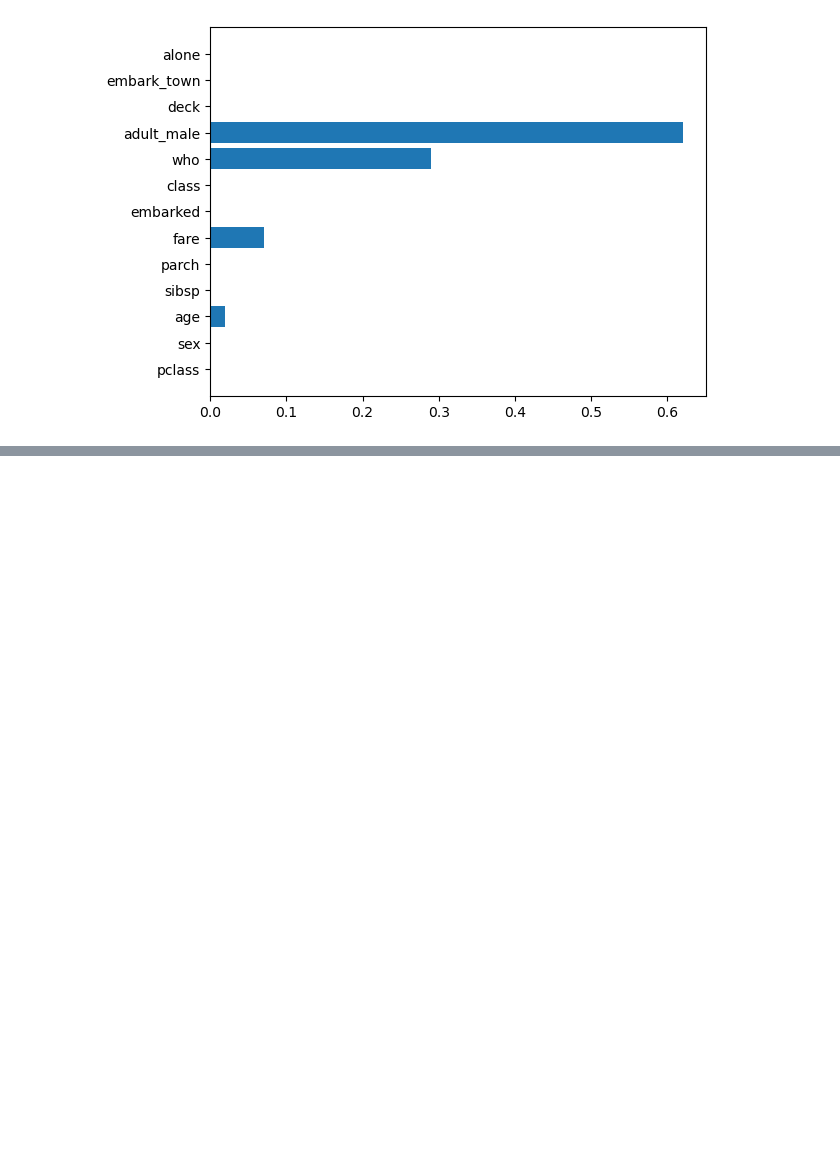
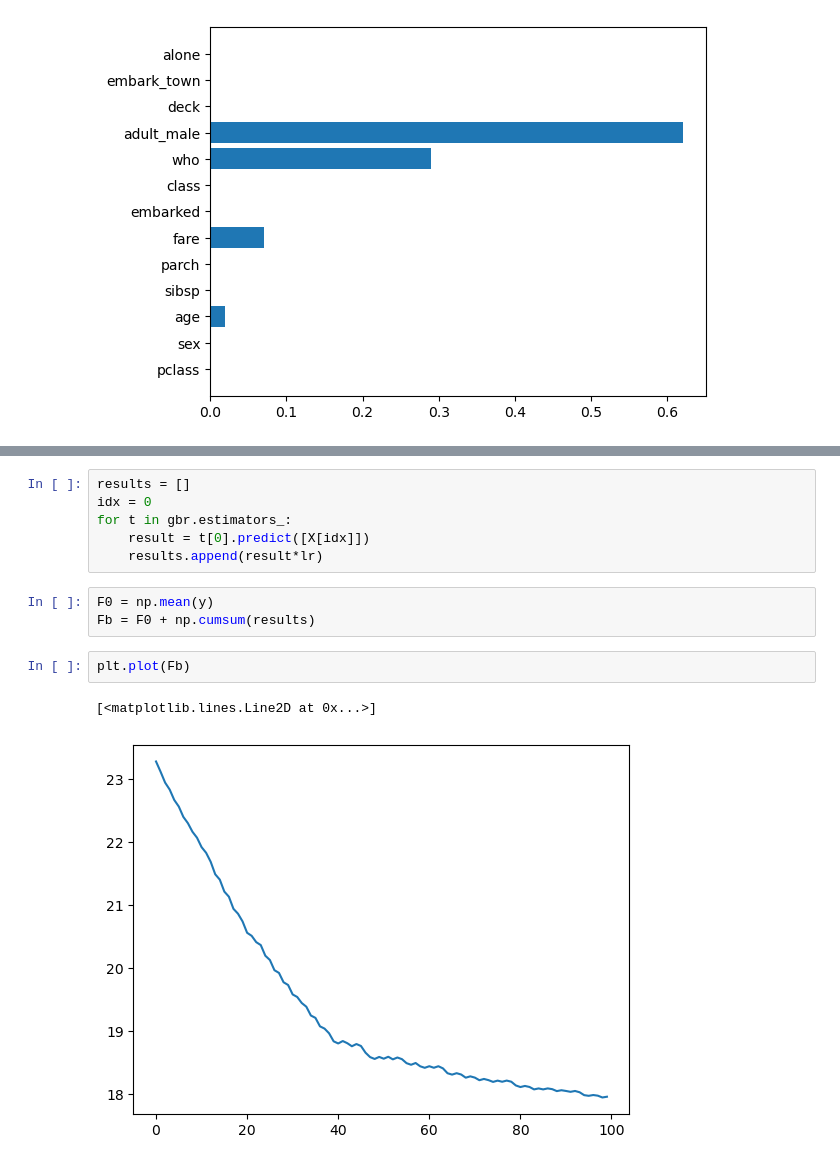
Before and after one commit to keisuke-yoshida4/Machine-Learning, a Jupyter notebook: ensemble/boosting.ipynb, the cells around one changed output, grey strips where cells are left out. Cells and saved outputs as stored; diff of their text form; blank space fills up the shorter version.

```diff
--- a/ensemble/boosting.ipynb
+++ b/ensemble/boosting.ipynb
@@ -39,0 +105,14 @@ plt.barh(X.columns, ada.feature_importances_)
+# %%
+results = []
+idx = 0
+for t in gbr.estimators_:
+    result = t[0].predict([X[idx]])
+    results.append(result*lr)
+# %%
+F0 = np.mean(y)
+Fb = F0 + np.cumsum(results)
+# %%
+plt.plot(Fb)
+# %% [output]
+[<matplotlib.lines.Line2D at 0x...>]
+[figure, added]
```
Also changed, not shown: parts of 8 cells of this notebook, 3 other files.
